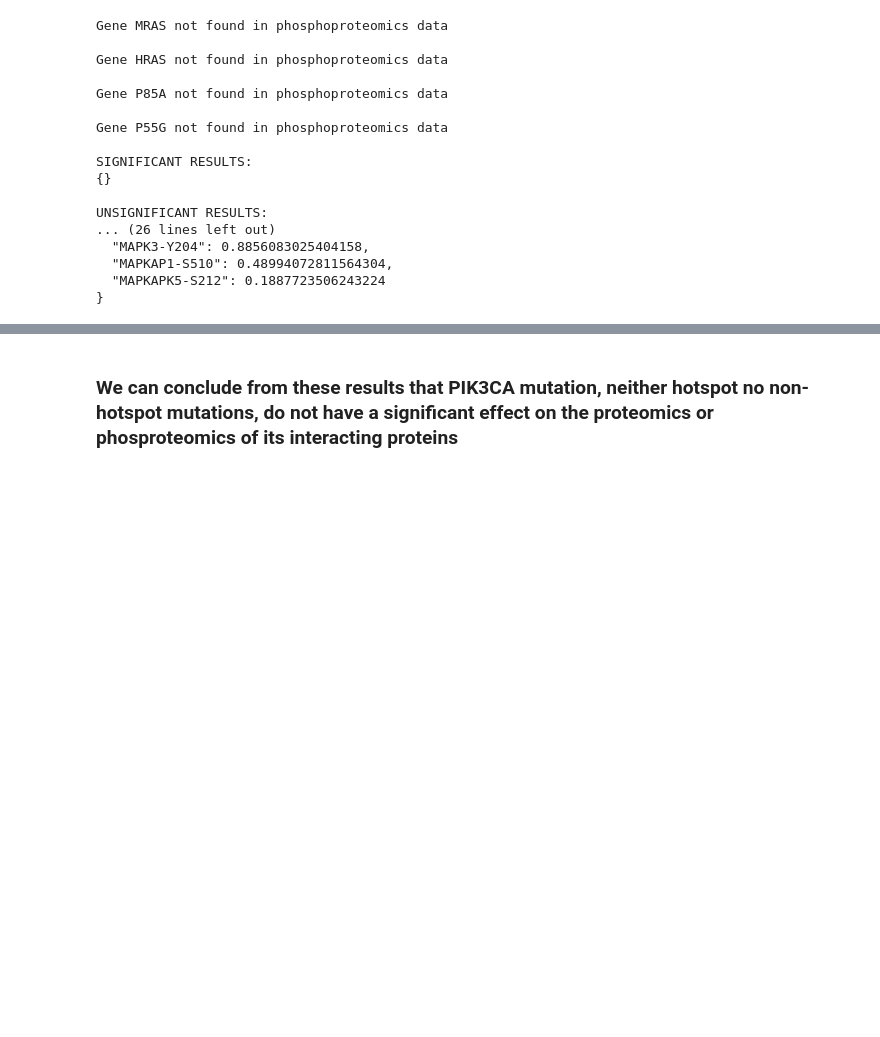
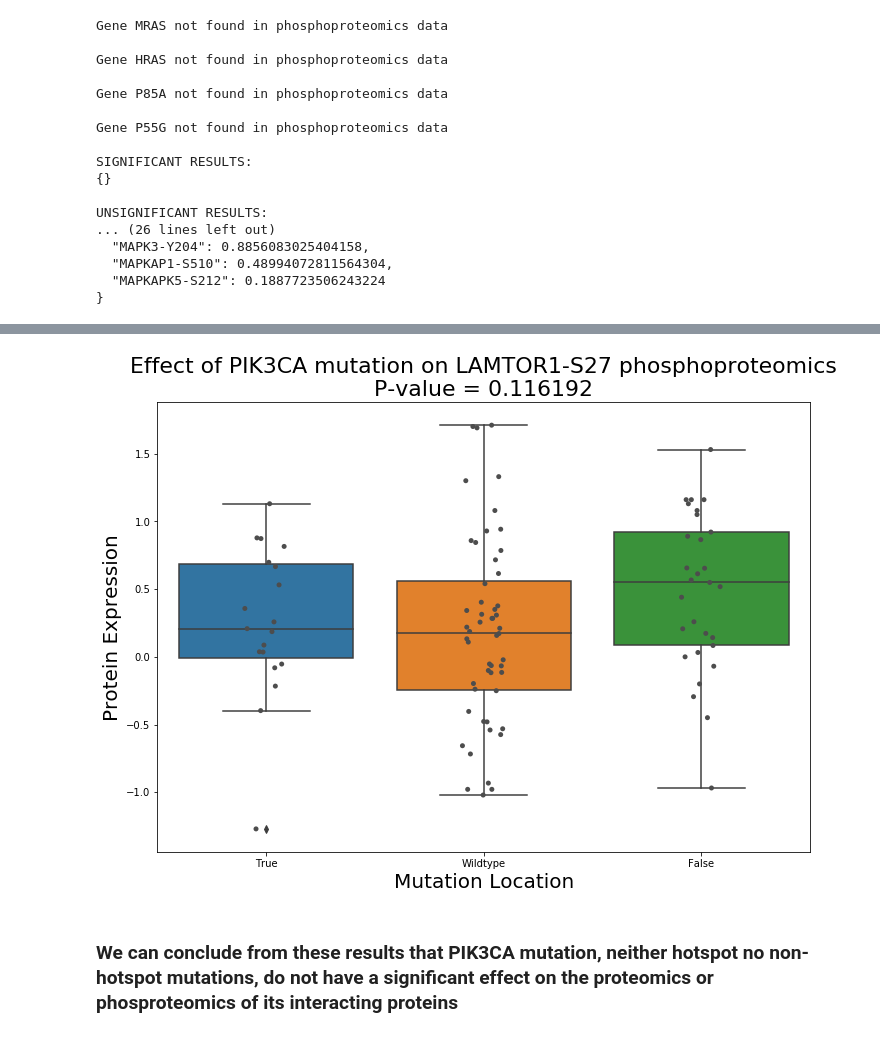
Before and after one commit to PayneLab/UCEC-clinical-stat-analysis, a Jupyter notebook: PIK3CA_Final_Story/2_PIK3CA_Interacting_Proteins.ipynb, the cells around one changed output, grey strips where cells are left out. Cells and saved outputs as stored; diff of their text form; code cells hidden in the pictures; blank space fills up the shorter version.

```diff
--- a/PIK3CA_Final_Story/2_PIK3CA_Interacting_Proteins.ipynb
+++ b/PIK3CA_Final_Story/2_PIK3CA_Interacting_Proteins.ipynb
@@ -616,71 +492,34 @@ UNSIGNIFICANT RESULTS:
 # %%
-sites = []
-pvalues = []
+site = 'LAMTOR1-S27'
+protein = 'LAMTOR'
+
+phos_mutations = CPTAC.compare_mutations(phos, protein, gene)
+phos_mutations['Within_Hotspot'] = False
+phos_mutations.loc[hotspot_patients, 'Within_Hotspot'] = True
+phos_mutations.loc[phos_mutations['Mutation'] == 'Wildtype', 'Within_Hotspot'] = 'Wildtype'
+
+# Select for tumor samples only
+phos_mutations = phos_mutations.loc[phos_mutations['Patient_Type'] == 'Tumor']
+
+#5. Create a list of the phosphosites by selecting all the columns in the dataframe, excluding the last three which are categorical variables
+phos_sites = list(phos_mutations)
+# Take out the categorical variables, which are 'Mutation', 'Patient_Type', and 'Within_Hotspot'
+phos_sites = phos_sites[:(len(phos_sites) - 3)]
+
+# 6. Create two dataframes to test the two cases: one for phosphorylation levels when PIK3CA is mutated at a hotspot, the other when PIK3CA is mutated outside the hotspot
+#    Drop any columns that contain values of 'Nan' which means for 'Not a number'
+hotspot_mut = phos_mutations.loc[phos_mutations['Within_Hotspot'] != 'Wildtype'].dropna(axis = 1)
+wt = phos_mutations.loc[phos_mutations['Within_Hotspot'] == 'Wildtype'].dropna(axis = 1)
 
 
-# 1. Loop through each of the proteins in the list of interacting proteins
-for protein in protList:
-   # 2. Loop through each phosphorylation site in that protein to find any that show any significant changes in phosphorylation level
-    #  Some proteins do not have recorded data in the phosphoproteomics data. If this is the case, we move on to the next protein in the list
-    try:
+ttest = scipy.stats.ttest_ind(hotspot_mut[site], wt[site])
 
-        # 3. Set up a new column for mutations that are within the hotspot
-        phos_mutations = CPTAC.compare_mutations(phos, protein, gene)
-        phos_mutations['Within_Hotspot'] = False
-        phos_mutations.loc[hotspot_patients, 'Within_Hotspot'] = True
-        phos_mutations.loc[phos_mutations['Mutation'] == 'Wildtype', 'Within_Hotspot'] = 'Wildtype'
-
-        # 4. Select for tumor samples only
-        phos_mutations = phos_mutations.loc[phos_mutations['Patient_Type'] == 'Tumor']
-
-        #5. Create a list of the phosphosites by selecting all the columns in the dataframe, excluding the last three which are categorical variables
-        phos_sites = list(phos_mutations)
-        # Take out the categorical variables, which are 'Mutation', 'Patient_Type', and 'Within_Hotspot'
-        phos_sites = phos_sites[:(len(phos_sites) - 3)]
-
-        # 6. Create two dataframes to test the two cases: one for phosphorylation levels when PIK3CA is mutated at a hotspot, the other when PIK3CA is mutated outside the hotspot
-        #    Drop any columns that contain values of 'Nan' which means for 'Not a number'
-        hotspot_mut = phos_mutations.loc[phos_mutations['Within_Hotspot'] == True].dropna(axis = 1)
-        wt = phos_mutations.loc[phos_mutations['Within_Hotspot'] != True ].dropna(axis = 1)
-
-        # 7. Loop through each site to test for significant difference in phosphorylation levels between the two tested cases
-        for site in phos_sites:
-
-        # 8. Check if the site is in both dataframes. That column may have been deleted in step 4
-            if site in hotspot_mut.columns and site in wt.columns:
-
-                # 9. Perform a two-sample ttest for mutations in hotspot vs mutations outside of the hotspot and cancer wildtype
-                ttest = scipy.stats.ttest_ind(hotspot_mut[site], wt[site])
-
-                # 10. Append site name and pvalue in two separate lists that will be used to calculate the pvalue adjustment using Bonferroni correction
-                sites.append(site)
-                pvalues.append(ttest[1])
-    #Error caught in the case that the protein had no data in the phosproteomics data
-    except:
-        print('')
-
-
-# 11. After looping through all of the phosphorylation sites of each protein, filter the list of pvalues with respective sites to find those with significant results
-#     Create a dictionary to pair the significant sites with their significant pvalues
-#     Create another dictionary for unsignificant results
-sigSites = {}
-unsigSites = {}
-
-#     The Bonferroni correction is alpha/number of sites tested
-alpha = 0.05
-pcutoff = alpha/len(sites)
-
-#     Loop through each pvalue to find those that are lower than the pcutoff
-for i in range(0, len(sites) - 1):
-    if pvalues[i] < pcutoff:
-        sigSites[sites[i]] = pvalues[i]
-    else:
-        unsigSites[sites[i]] = pvalues[i]
-
-# 12. Print your results
-print('SIGNIFICANT RESULTS:')
-print(json.dumps(sigSites, indent = 2))
-print(' ')
-print('UNSIGNIFICANT RESULTS:')
-print(json.dumps(unsigSites, indent = 2))
+a4_dims = (11.7, 8.27)
+fig, ax = plt.subplots(figsize = a4_dims)
+boxplt = sns.boxplot(data = phos_mutations, x = 'Within_Hotspot', y = site, ax = ax)
+boxplt = sns.stripplot(data = phos_mutations, x = 'Within_Hotspot', y = site, jitter = True, color = '.3')
+boxplt.set_xlabel('Mutation Location', fontsize='20')
+boxplt.set_ylabel('Protein Expression', fontsize='20')
+boxplt.set_title("Effect of " + gene + " mutation on " + site + " phosphoproteomics" + '\nP-value = ' + str(round(ttest[1],  6)), fontsize='22')
+plt.show()
 # %% [output]
@@ -704,2 +526,3 @@ UNSIGNIFICANT RESULTS:
+[figure, added]
 # %% [markdown]
 ### We can conclude from these results that PIK3CA mutation, neither hotspot no non-hotspot mutations, do not have a significant effect on the proteomics or phosproteomics of its interacting proteins
```
Also changed, not shown: parts of 28 cells of this notebook, 1 other file.
